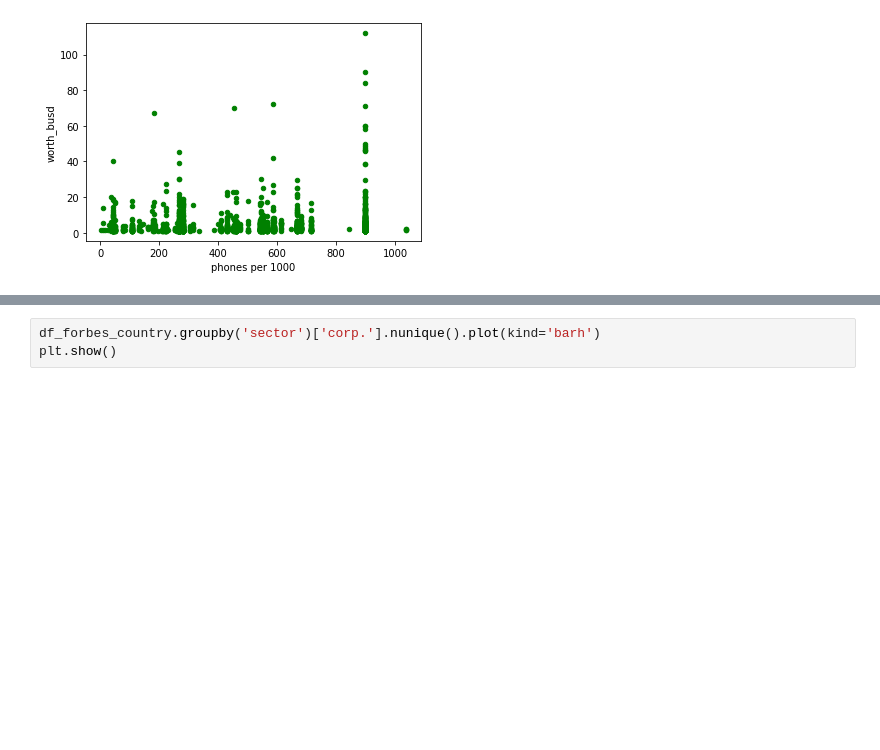
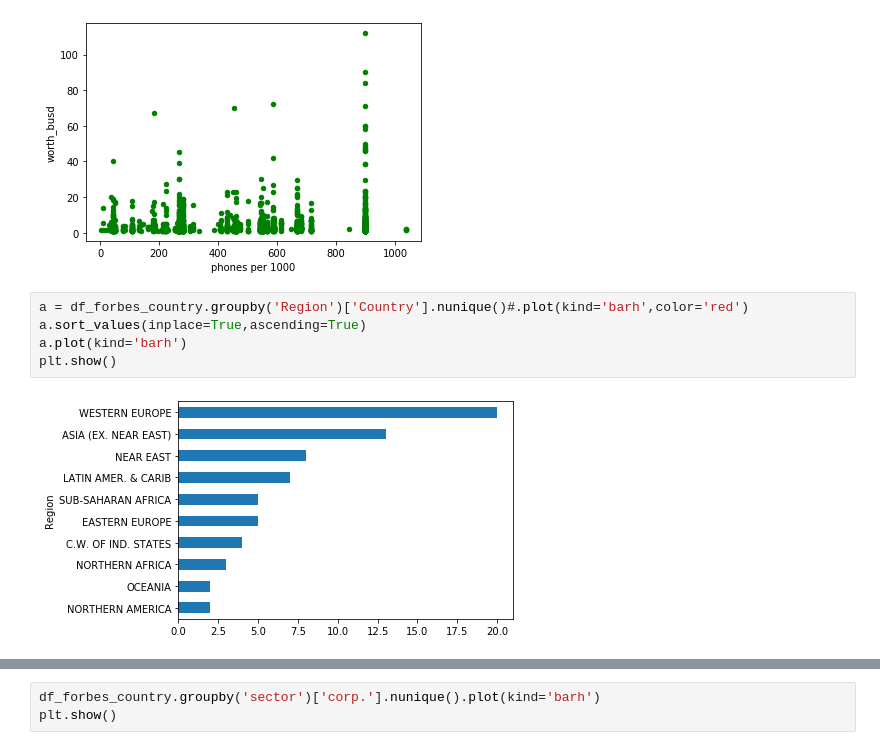
Before and after one commit to herreradelduque/Ironhack-Module-1-Project---Pandas-Pipelines, a Jupyter notebook: notebooks/notebook2.ipynb, the cells around one changed output, grey strips where cells are left out. Cells and saved outputs as stored; diff of their text form; blank space fills up the shorter version.

```diff
--- a/notebooks/notebook2.ipynb
+++ b/notebooks/notebook2.ipynb
@@ -324,3 +348,10 @@ df_forbes_country.plot(kind='scatter',x='phones per 1000',y='worth_busd',color='
 plt.show()
 # %% [output]
 [figure]
+# %%
+a = df_forbes_country.groupby('Region')['Country'].nunique()#.plot(kind='barh',color='red')
+a.sort_values(inplace=True,ascending=True)
+a.plot(kind='barh')
+plt.show()
+# %% [output]
+[figure, added]
```
Also changed, not shown: parts of 23 cells of this notebook, 12 other files.
